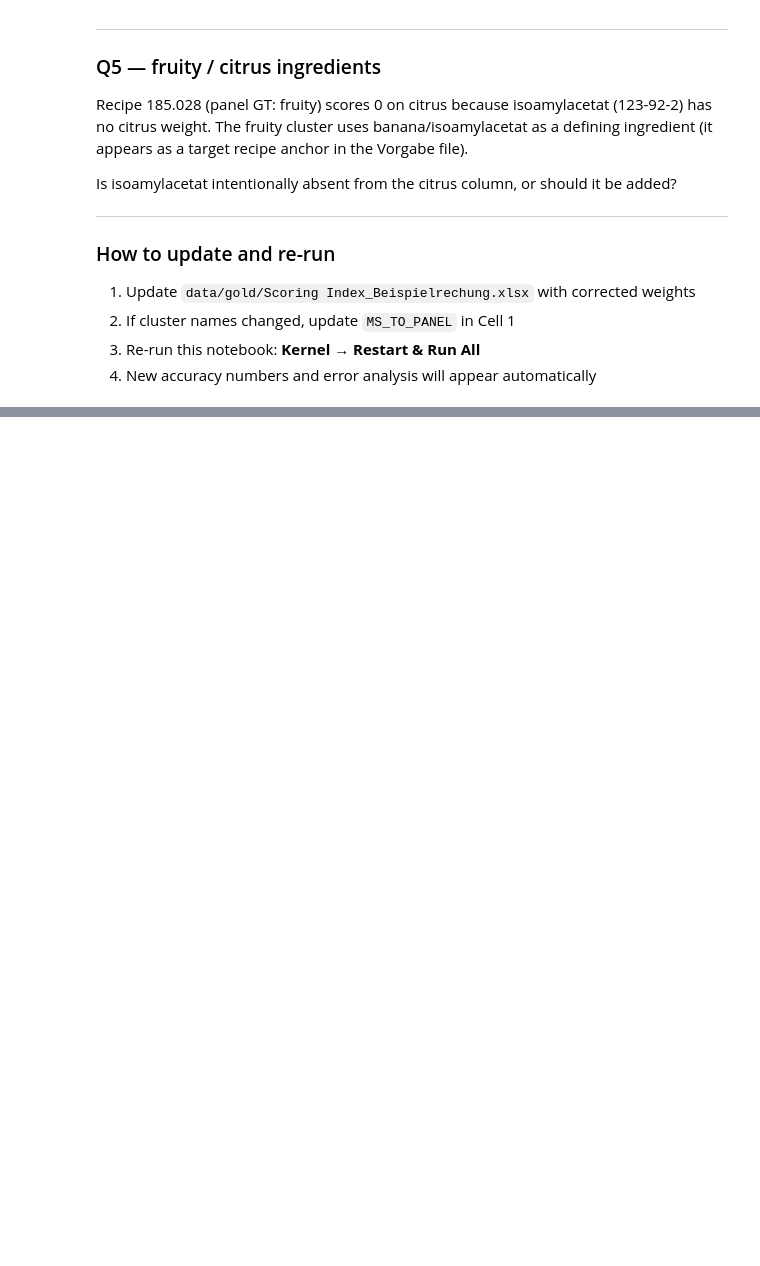
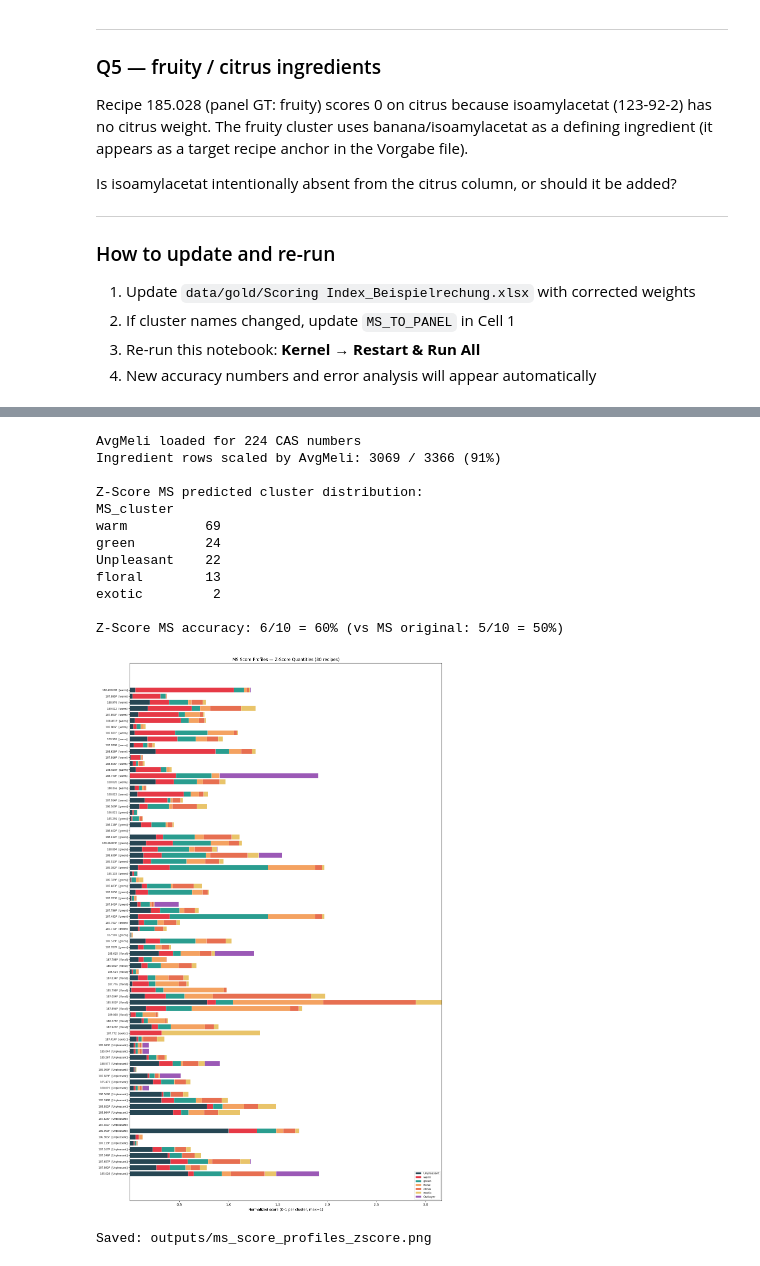
Before and after one commit to fredboneML/Flavour_Agent, a Jupyter notebook: notebooks/scoring_ms_assessment.ipynb, the cells around one changed output, grey strips where cells are left out. Drawn from its saved outputs; the diff is of its cells as text; code cells hidden in the pictures; blank space fills up the shorter version.

```diff
--- a/notebooks/scoring_ms_assessment.ipynb
+++ b/notebooks/scoring_ms_assessment.ipynb
@@ -654,0 +806,70 @@ Is isoamylacetat intentionally absent from the citrus column, or should it be ad
+# %%
+from scripts.ms_scoring import load_avg_meli, apply_zscore_quantities
+
+avg_meli = load_avg_meli(SCORING_XLSX)
+print(f"AvgMeli loaded for {len(avg_meli)} CAS numbers")
+
+recipes_z   = apply_zscore_quantities(recipes_df, avg_meli)
+cas_scaled  = (recipes_df["CAS-Nr."].isin(avg_meli.index)).sum()
+print(f"Ingredient rows scaled by AvgMeli: {cas_scaled} / {len(recipes_df)} ({100*cas_scaled/len(recipes_df):.0f}%)")
+
+scores_z    = compute_scores(recipes_z, weights)
+ms_z        = assign_clusters(scores_z)
+ms_z_panel  = map_to_panel(ms_z, MS_TO_PANEL)
+
+print("\nZ-Score MS predicted cluster distribution:")
+print(ms_z.value_counts().to_string())
+
+# Accuracy vs panel GT
+correct_z, total_z = 0, 0
+for row in scored_rows:
+    rid = row["Recipe"]
+    gt  = row["GT"]
+    ds  = _match_verk(rid, recipes)
+    if ds is None:
+        continue
+    pred = ms_z_panel.get(ds)
+    if pred:
+        ok = pred == gt
+        correct_z += ok
+        total_z   += 1
+
+print(f"\nZ-Score MS accuracy: {correct_z}/{total_z} = {100*correct_z/total_z:.0f}% (vs MS original: {score['MS'][0]}/{score['MS'][1]} = {100*score['MS'][0]/score['MS'][1]:.0f}%)" if total_z else "No scoreable recipes")
+
+# Score profile plot
+norm_z  = normalize_scores(scores_z)
+sorted_z = ms_z.sort_values().index.tolist()
+disp_z   = sorted_z[:80] if len(sorted_z) > 80 else sorted_z
+plot_z   = norm_z.loc[disp_z]
+
+fig, ax = plt.subplots(figsize=(14, max(6, len(disp_z) * 0.28)))
+y    = np.arange(len(disp_z))
+left = np.zeros(len(disp_z))
+for col in CLUSTER_COLS:
+    ax.barh(y, plot_z[col].values, left=left, label=col,
+            color=MS_COLORS.get(col, "#aaa"), edgecolor="white", linewidth=0.3)
+    left += plot_z[col].values
+ax.set_yticks(y)
+ax.set_yticklabels([f"{r}  [{ms_z[r]}]" for r in disp_z], fontsize=7)
+ax.set_xlabel("Normalized score (0–1 per cluster, max=1)")
+ax.set_title(f"MS Score Profiles — Z-Score Quantities ({len(disp_z)} recipes)")
+ax.legend(loc="lower right", fontsize=8)
+plt.tight_layout()
+plt.savefig("../outputs/ms_score_profiles_zscore.png", dpi=130, bbox_inches="tight")
+plt.show()
+print("Saved: outputs/ms_score_profiles_zscore.png")
+# %% [output]
+AvgMeli loaded for 224 CAS numbers
+Ingredient rows scaled by AvgMeli: 3069 / 3366 (91%)
+
+Z-Score MS predicted cluster distribution:
+MS_cluster
+warm          69
+green         24
+Unpleasant    22
+floral        13
+exotic         2
+
+Z-Score MS accuracy: 6/10 = 60% (vs MS original: 5/10 = 50%)
+[figure, added]
+Saved: outputs/ms_score_profiles_zscore.png
```
Also changed, not shown: parts of 10 cells of this notebook, 5 other files.
